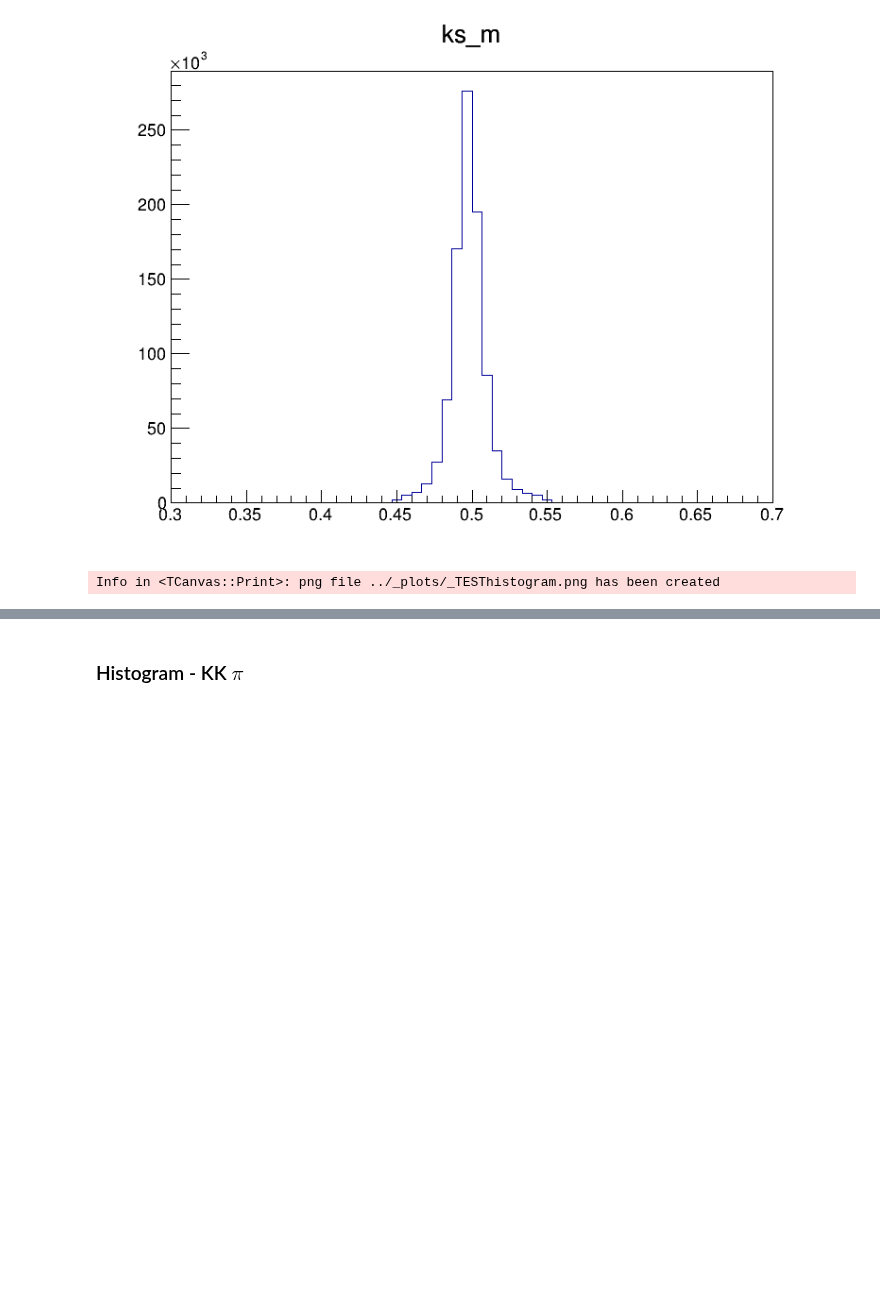
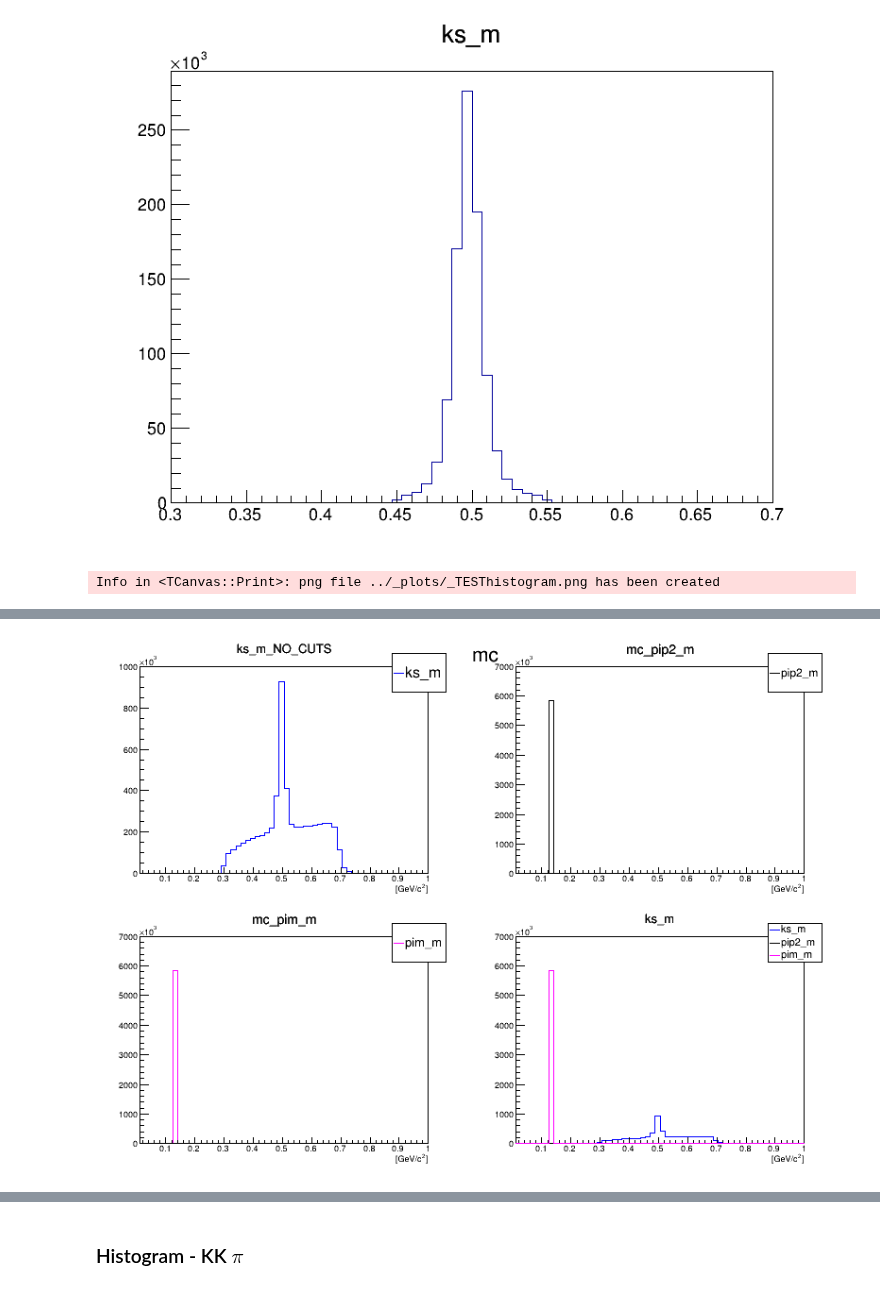
Before and after one commit to dancbart/gluex, a Jupyter notebook: analysis/KKpi_flat_bx2_analysis.ipynb, the cells around one changed output, grey strips where cells are left out. Cells and saved outputs as stored; diff of their text form; code cells hidden in the pictures; blank space fills up the shorter version.

Commit message:
added kS + pip2 + pim histo to compare to the same for monte carlo simulating same dataset (2017)

```diff
--- a/analysis/KKpi_flat_bx2_analysis.ipynb
+++ b/analysis/KKpi_flat_bx2_analysis.ipynb
@@ -23,7 +42,9 @@ def buildDataFrame(fileName, treeName):
     df = ROOT.RDataFrame(treeName, fileName)
 
     df = df.Define('pip2_m2', 'pip2_E*pip2_E - pip2_px*pip2_px - pip2_py*pip2_py - pip2_pz*pip2_pz') \
+           .Define('pip2_m', 'TMath::Sqrt(pip2_E*pip2_E - pip2_px*pip2_px - pip2_py*pip2_py - pip2_pz*pip2_pz)') \
            .Define('pim_m2', 'pim_E*pim_E - pim_px*pim_px - pim_py*pim_py - pim_pz*pim_pz') \
+           .Define('pim_m', 'TMath::Sqrt(pim_E*pim_E - pim_px*pim_px - pim_py*pim_py - pim_pz*pim_pz)') \
            .Define('ks_E', 'pip2_E + pim_E') \
            .Define('ks_px', 'pip2_px + pim_px') \
            .Define('ks_py', 'pip2_py + pim_py') \
@@ -61,6 +82,10 @@ def buildDataFrame(fileName, treeName):
            .Define('KKpi_m', 'TMath::Sqrt(KKpi_E*KKpi_E - KKpi_px*KKpi_px - KKpi_py*KKpi_py - KKpi_pz*KKpi_pz)') \
            .Define('KKpi_m2', 'KKpi_E*KKpi_E - KKpi_px*KKpi_px - KKpi_py*KKpi_py - KKpi_pz*KKpi_pz')
 
+    # print number of lines in dataframe
+    numLines = df.Count().GetValue()
+    print("Number of lines in dataframe: {:,}".format(numLines))
+
     return df
 
 dfKKpi = buildDataFrame("KKpi_flat_bestX2_2017.root", "pipkmks__B4_M16;1")
@@ -108,0 +138,94 @@ Info in <TCanvas::Print>: png file ../_plots/_TESThistogram.png has been created
+# %%
+from IPython.display import Image, display
+
+def analysis(df):
+
+    ######## APPLY CUTS ########
+    dfFiltered = df
+    ############################
+
+    min_height = -50
+    max_height = 7000000
+
+    canvas = ROOT.TCanvas("c1", "c1", 800, 600)
+    canvas.Divide(2, 2)
+
+    canvas.cd(1)
+    h1 = dfFiltered.Histo1D(('ks_m', 'ks_m_NO_CUTS', 60, 0.01, 1.0), 'ks_m') # arguments: (name, title, bins, min, max), columnVariable
+    h1.SetLineColor(ROOT.kBlue)
+    h1.SetMinimum(min_height)
+    h1.SetMaximum(1000000)
+    h1.SetStats(False)
+    h1.GetXaxis().SetTitle('[GeV/c^{2}]')
+    h1.Draw()
+    legend1 = ROOT.TLegend(0.8, 0.80, 0.95, 0.95)
+    legend1.AddEntry(h1.GetValue(), 'ks_m', 'l')
+    legend1.Draw('same')
+
+    canvas.cd(2)
+    h2 = dfFiltered.Histo1D(('pip2_m', 'mc_pip2_m', 60, 0.01, 1.0), 'pip2_m')
+    h2.SetLineColor(ROOT.kBlack)
+    h2.SetMinimum(min_height)
+    h2.SetMaximum(max_height)
+    h2.SetStats(False)
+    h2.GetXaxis().SetTitle('[GeV/c^{2}]')
+    h2.Draw('same')
+    legend2 = ROOT.TLegend(0.8, 0.80, 0.95, 0.95)
+    legend2.AddEntry(h2.GetValue(), 'pip2_m', 'l')
+    legend2.Draw('same')
+
+    canvas.cd(3)
+    h3 = dfFiltered.Histo1D(('pim_m', 'mc_pim_m', 60, 0.01, 1.0), 'pim_m')
+    h3.SetLineColor(ROOT.kMagenta)
+    h3.SetMinimum(min_height)
+    h3.SetMaximum(max_height)
+    h3.SetStats(False)
+    h3.GetXaxis().SetTitle('[GeV/c^{2}]')
+    h3.Draw('same')
+    legend3 = ROOT.TLegend(0.8, 0.80, 0.95, 0.95)
+    legend3.AddEntry(h3.GetValue(), 'pim_m', 'l')
+    legend3.Draw('same')
+
+    canvas.cd(4)
+    h4 = dfFiltered.Histo1D(('ks_m', 'ks_m', 60, 0.01, 1.0), 'ks_m')
+    h4.SetLineColor(ROOT.kBlue)
+    h4.SetMinimum(min_height)
+    h4.SetMaximum(max_height)
+    h4.SetStats(False)
+    h4.GetXaxis().SetTitle('[GeV/c^{2}]')
+    h4.Draw('same')
+    h5 = dfFiltered.Histo1D(('pip2_m', 'mc_pip2_m', 60, 0.01, 1.0), 'pip2_m')
+    h5.SetLineColor(ROOT.kBlack)
+    h5.SetMinimum(min_height)
+    h5.SetMaximum(max_height)
+    h5.SetStats(False)
+    h5.Draw('same')
+    h6 = dfFiltered.Histo1D(('pim_m', 'pim_m', 60, 0.01, 1.0), 'pim_m')
+    h6.SetLineColor(ROOT.kMagenta)
+    h6.SetMinimum(min_height)
+    h6.SetMaximum(max_height)
+    h6.SetStats(False)
+    h6.Draw('same')
+    legend4 = ROOT.TLegend(0.8, 0.80, 0.95, 0.95) # xLeft, yBottom, xRight, yTop
+    legend4.AddEntry(h4.GetValue(), 'ks_m', 'l')
+    legend4.AddEntry(h5.GetValue(), 'pip2_m', 'l')
+    legend4.AddEntry(h6.GetValue(), 'pim_m', 'l')
+    legend4.Draw('same')
+
+    canvas.cd(0)
+    title = ROOT.TLatex()
+    title.SetNDC()
+    title.SetTextFont(42)
+    title.SetTextSize(0.04)
+    title.DrawLatex(0.5, 0.95, "mc")
+
+    img_path = "../_plots/KShortPip2Pim.png"
+    canvas.SaveAs(img_path)  # Saves the canvas as an image
+    canvas.Close()
+
+    display(Image(filename=img_path))
+
+
+analysis(dfKKpi)
+# %% [output]
+[figure, added]
```
Also changed, not shown: parts of 5 cells of this notebook.
